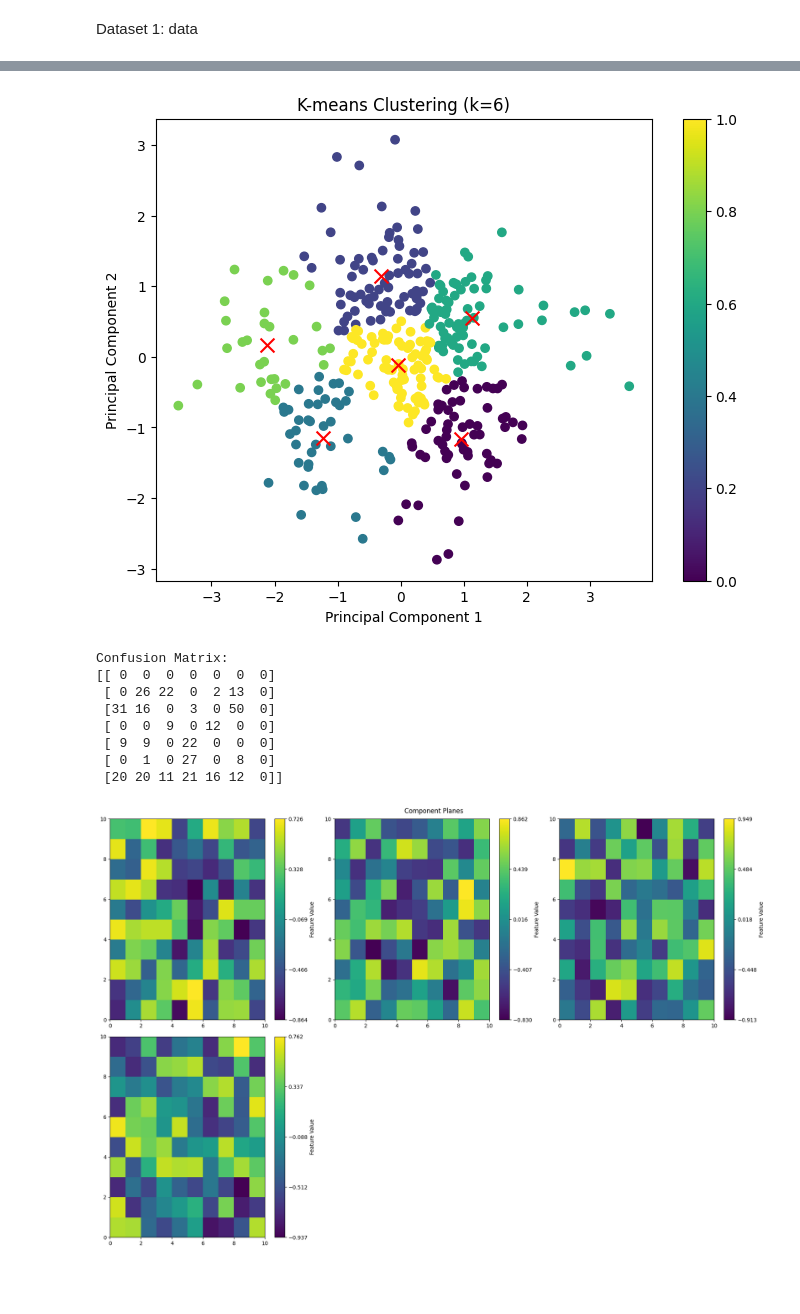
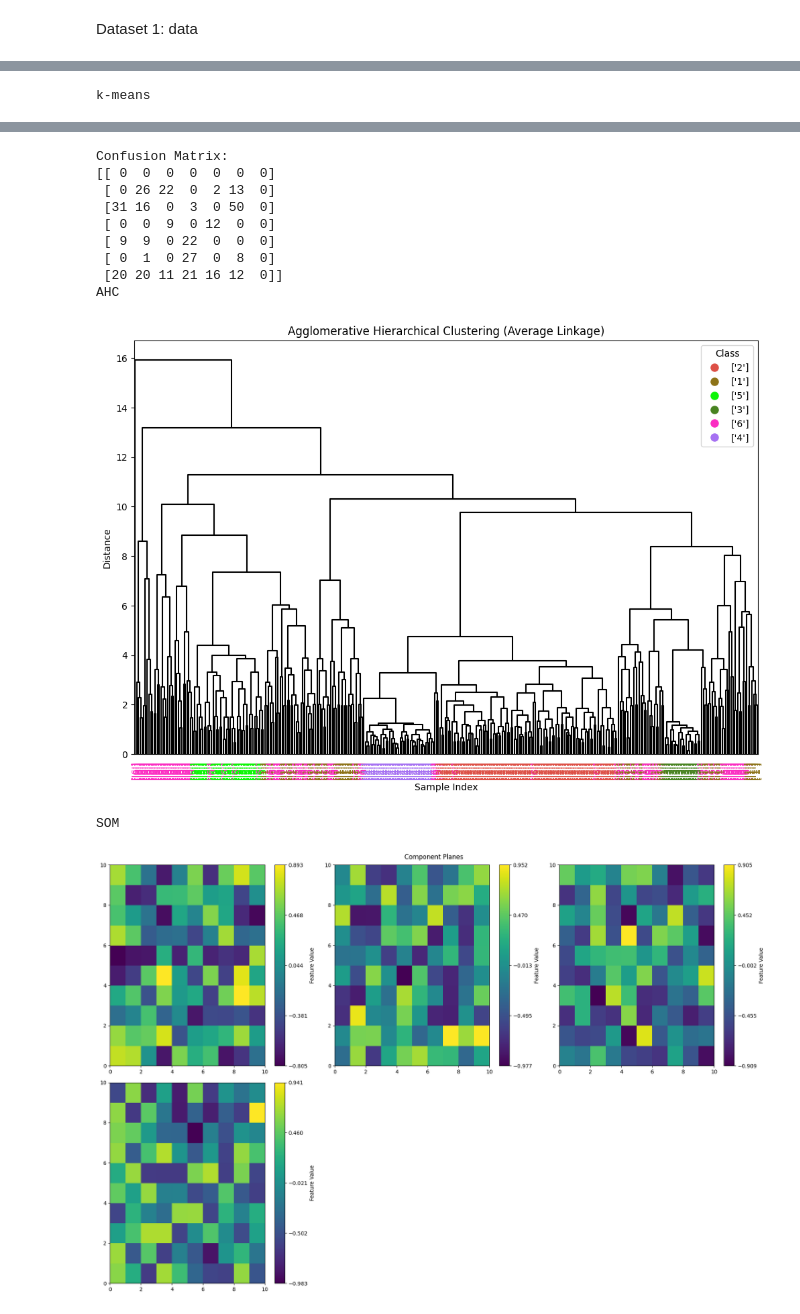
Before and after one commit to Natzaret/Natzaret, a Jupyter notebook: NEC_Exercise_3.ipynb, the cells around one changed output, grey strips where cells are left out. Drawn from its saved outputs; the diff is of its cells as text; code cells hidden in the pictures; blank space fills up the shorter version.

```diff
--- a/NEC_Exercise_3.ipynb
+++ b/NEC_Exercise_3.ipynb
@@ -172,8 +222,12 @@ def apply_kmeans(data, labels, k):
         print(cm)
 # %%
 # AHC
-from scipy.cluster.hierarchy import linkage, dendrogram
+
+import numpy as np
+import matplotlib.pyplot as plt
+from scipy.cluster.hierarchy import dendrogram, linkage
 from scipy.spatial.distance import pdist
+import pandas as pd
 
 # Method UPGMA -> method average
 def apply_ahc(data, labels, method='average'):
@@ -189,7 +243,23 @@ def apply_ahc(data, labels, method='average'):
                color_threshold=0,
                labels=labels,
                leaf_font_size=10,
-               above_threshold_color='k')
+               above_threshold_color='k',
+               link_color_func=lambda x: 'k')  # Set links color to black
+
+    # Color the labels based on their original class
+    label_colors = {label: np.random.rand(3,) for label in set(labels)}  # Random color for each class
+
+    ax = plt.gca()
+    x_labels = ax.get_xmajorticklabels()
+    for label in x_labels:
+        label.set_color(label_colors[label.get_text()])
+
+    # Create legend
+    legend_handles = [plt.Line2D([0], [0], marker='o', color='w', label=label,
+                                  markerfacecolor=color, markersize=10)
+                      for label, color in label_colors.items()]
+    plt.legend(handles=legend_handles, title='Class')
+
     plt.title(f'Agglomerative Hierarchical Clustering ({method.capitalize()} Linkage)')
     plt.xlabel('Sample Index')
     plt.ylabel('Distance')
@@ -269,10 +338,22 @@ Dataset 1: data
 labels = class_data.values
 labelsKmeans = labels.flatten()
 data_array = df_data.to_numpy()
+print("PCA")
 apply_pca(df_data, labels)
+print("t-SNE")
 apply_tsne(df_data, labels)
-apply_ahc(df_data, labels)
+print("k-means")
 apply_kmeans(data_array, labelsKmeans.astype(int), k=6)
+
+print("AHC")
+# Convert elements in labels to strings
+labels_str = [str(label) for label in labels]
+# Color the labels based on their original class
+label_colors = {label_str: np.random.rand(3,) for label_str in set(labels_str)}  # Random color for each class
+# Apply hierarchical clustering with the updated label colors
+apply_ahc(df_data, labels_str)
+
+print("SOM")
 numeric_data = df_data.apply(pd.to_numeric)
 apply_som(numeric_data, labels)
 # %% [output]
@@ -281,0 +365 @@ apply_som(numeric_data, labels)
+k-means
@@ -284,10 +368,12 @@ apply_som(numeric_data, labels)
+Confusion Matrix:
+[[ 0  0  0  0  0  0  0]
+ [ 0 26 22  0  2 13  0]
+ [31 16  0  3  0 50  0]
+ [ 0  0  9  0 12  0  0]
+ [ 9  9  0 22  0  0  0]
+ [ 0  1  0 27  0  8  0]
+ [20 20 11 21 16 12  0]]
+AHC
-[figure, old version]
+[figure, new version]
-Confusion Matrix:
-[[ 0  0  0  0  0  0  0]
- [ 0 26 22  0  2 13  0]
- [31 16  0  3  0 50  0]
- [ 0  0  9  0 12  0  0]
- [ 9  9  0 22  0  0  0]
- [ 0  1  0 27  0  8  0]
- [20 20 11 21 16 12  0]]
+SOM
-[figure, old version]
+[figure, new version]
```
Also changed, not shown: parts of 9 cells of this notebook.
